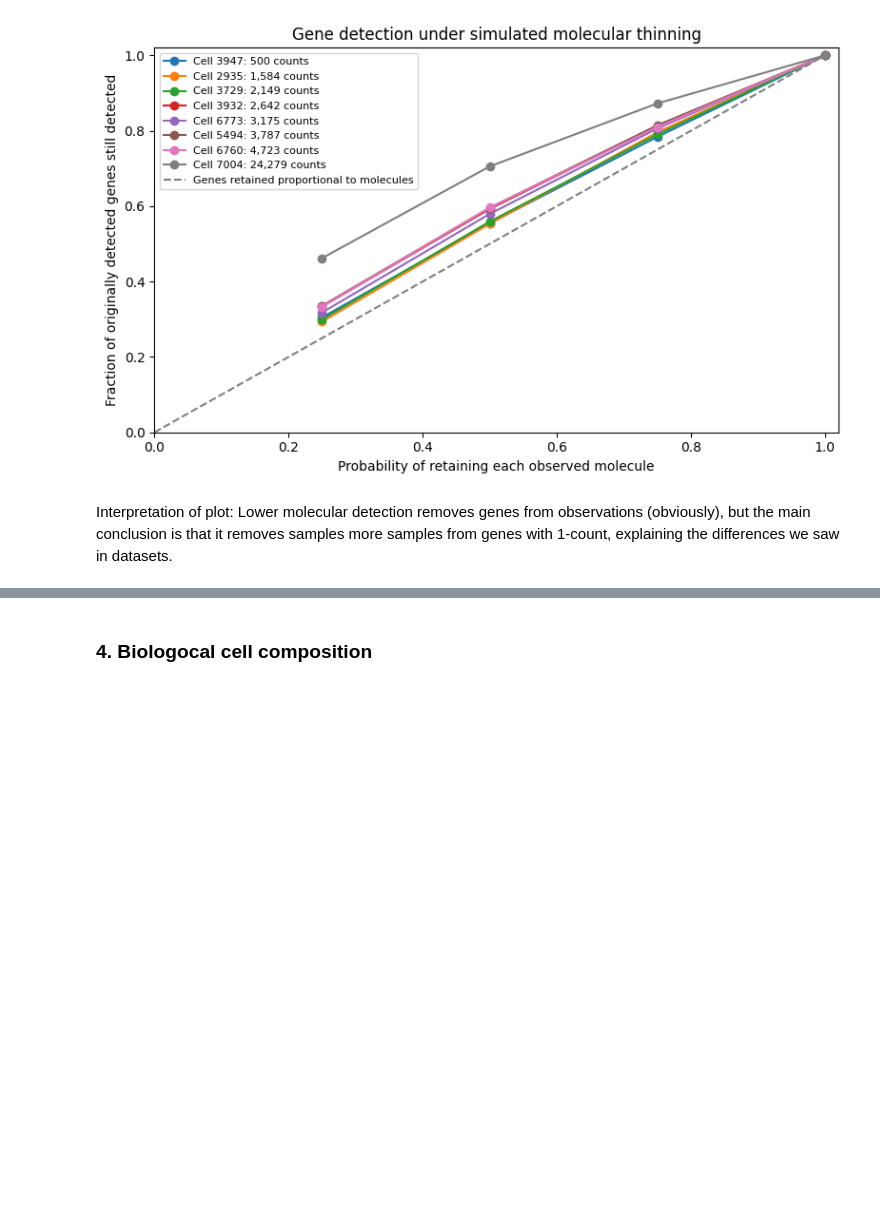
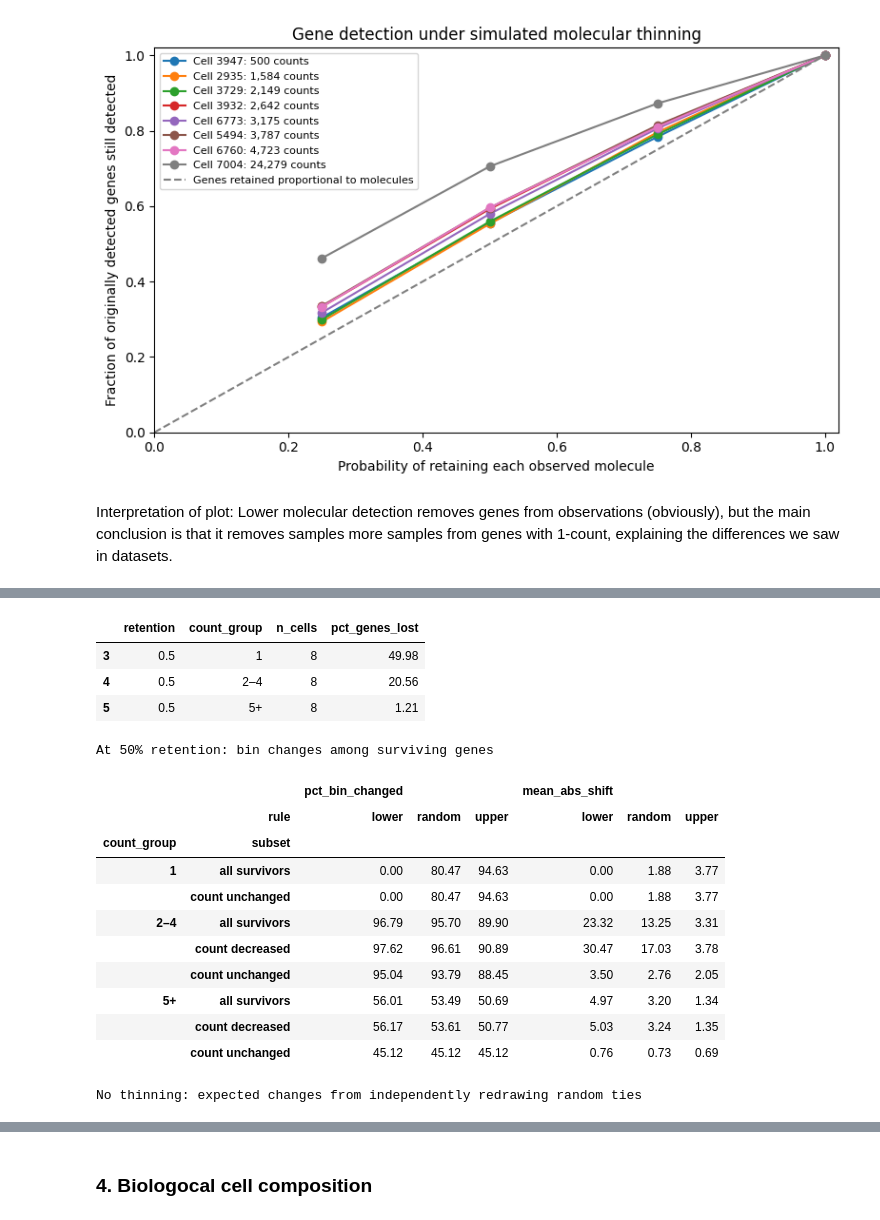
Before and after one commit to AkashPrasad2/scgpt-cna, a Jupyter notebook: notebooks/04-identifying_expression_prediction_problems.ipynb, the cells around one changed output, grey strips where cells are left out. Saved outputs shown, nothing was run; the diff lists cells and outputs as text; code cells hidden in the pictures; blank space fills up the shorter version.

```diff
--- a/notebooks/04-identifying_expression_prediction_problems.ipynb
+++ b/notebooks/04-identifying_expression_prediction_problems.ipynb
@@ -887,0 +1040,63 @@ Interpretation of plot: Lower molecular detection removes genes from observation
+# %%
+keys = ["retention", "count_group"]
+
+loss_by_cell = (
+    pd.DataFrame(loss_rows)
+    .groupby(keys + ["cell_index"], as_index=False)[["n_original", "n_lost"]]
+    .sum()
+)
+loss_by_cell["pct_genes_lost"] = (
+    100 * loss_by_cell["n_lost"] / loss_by_cell["n_original"]
+)
+loss_summary = (
+    loss_by_cell.groupby(keys, as_index=False)
+    .agg(n_cells=("cell_index", "size"),
+         pct_genes_lost=("pct_genes_lost", "mean"))
+)
+
+shift_keys = keys + ["subset", "rule"]
+shift_by_cell = (
+    pd.DataFrame(shift_rows)
+    .groupby(shift_keys + ["cell_index"], as_index=False)[
+        ["n", "n_changed", "sum_abs_shift"]
+    ].sum()
+)
+shift_by_cell["pct_bin_changed"] = 100 * shift_by_cell["n_changed"] / shift_by_cell["n"]
+shift_by_cell["mean_abs_shift"] = shift_by_cell["sum_abs_shift"] / shift_by_cell["n"]
+
+stability_summary = (
+    shift_by_cell.groupby(shift_keys, as_index=False)
+    .agg(n_cells=("cell_index", "size"),
+         pct_bin_changed=("pct_bin_changed", "mean"),
+         mean_abs_shift=("mean_abs_shift", "mean"))
+)
+
+redraw_summary = (
+    pd.DataFrame(redraw_rows)
+    .groupby("count_group", as_index=False)
+    .agg(n_cells=("cell_index", "size"),
+         pct_changed=("pct_changed", "mean"),
+         mean_abs_shift=("mean_abs_shift", "mean"))
+)
+
+print("At 50% retention: detection loss, shared by all three rules")
+display(loss_summary.query("retention == 0.5").round(2))
+
+print("At 50% retention: bin changes among surviving genes")
+display(
+    stability_summary.query("retention == 0.5")
+    .pivot(
+        index=["count_group", "subset"],
+        columns="rule",
+        values=["pct_bin_changed", "mean_abs_shift"],
+    )
+    .round(2)
+)
+
+print("No thinning: expected changes from independently redrawing random ties")
+display(redraw_summary.round(2))
+
+loss_summary.to_csv(OUT / "tie_comparison_detection_loss.csv", index=False)
+stability_summary.to_csv(OUT / "tie_comparison_bin_stability.csv", index=False)
+redraw_summary.to_csv(OUT / "tie_comparison_random_redraw.csv", index=False)
+# %% [output]
@@ -887,0 +1104,17 @@ Interpretation of plot: Lower molecular detection removes genes from observation
+|  | retention | count_group | n_cells | pct_genes_lost |
+| 3 | 0.5 | 1 | 8 | 49.98 |
+| 4 | 0.5 | 2–4 | 8 | 20.56 |
+| 5 | 0.5 | 5+ | 8 | 1.21 |
+At 50% retention: bin changes among surviving genes
+|  |  | pct_bin_changed |  |  | mean_abs_shift |  |  |
+|  | rule | lower | random | upper | lower | random | upper |
+| count_group | subset |  |  |  |  |  |  |
+| 1 | all survivors | 0.00 | 80.47 | 94.63 | 0.00 | 1.88 | 3.77 |
+|  | count unchanged | 0.00 | 80.47 | 94.63 | 0.00 | 1.88 | 3.77 |
+| 2–4 | all survivors | 96.79 | 95.70 | 89.90 | 23.32 | 13.25 | 3.31 |
+|  | count decreased | 97.62 | 96.61 | 90.89 | 30.47 | 17.03 | 3.78 |
+|  | count unchanged | 95.04 | 93.79 | 88.45 | 3.50 | 2.76 | 2.05 |
+| 5+ | all survivors | 56.01 | 53.49 | 50.69 | 4.97 | 3.20 | 1.34 |
+|  | count decreased | 56.17 | 53.61 | 50.77 | 5.03 | 3.24 | 1.35 |
+|  | count unchanged | 45.12 | 45.12 | 45.12 | 0.76 | 0.73 | 0.69 |
+No thinning: expected changes from independently redrawing random ties
```
Also changed, not shown: parts of 7 cells of this notebook, 1 other file.
